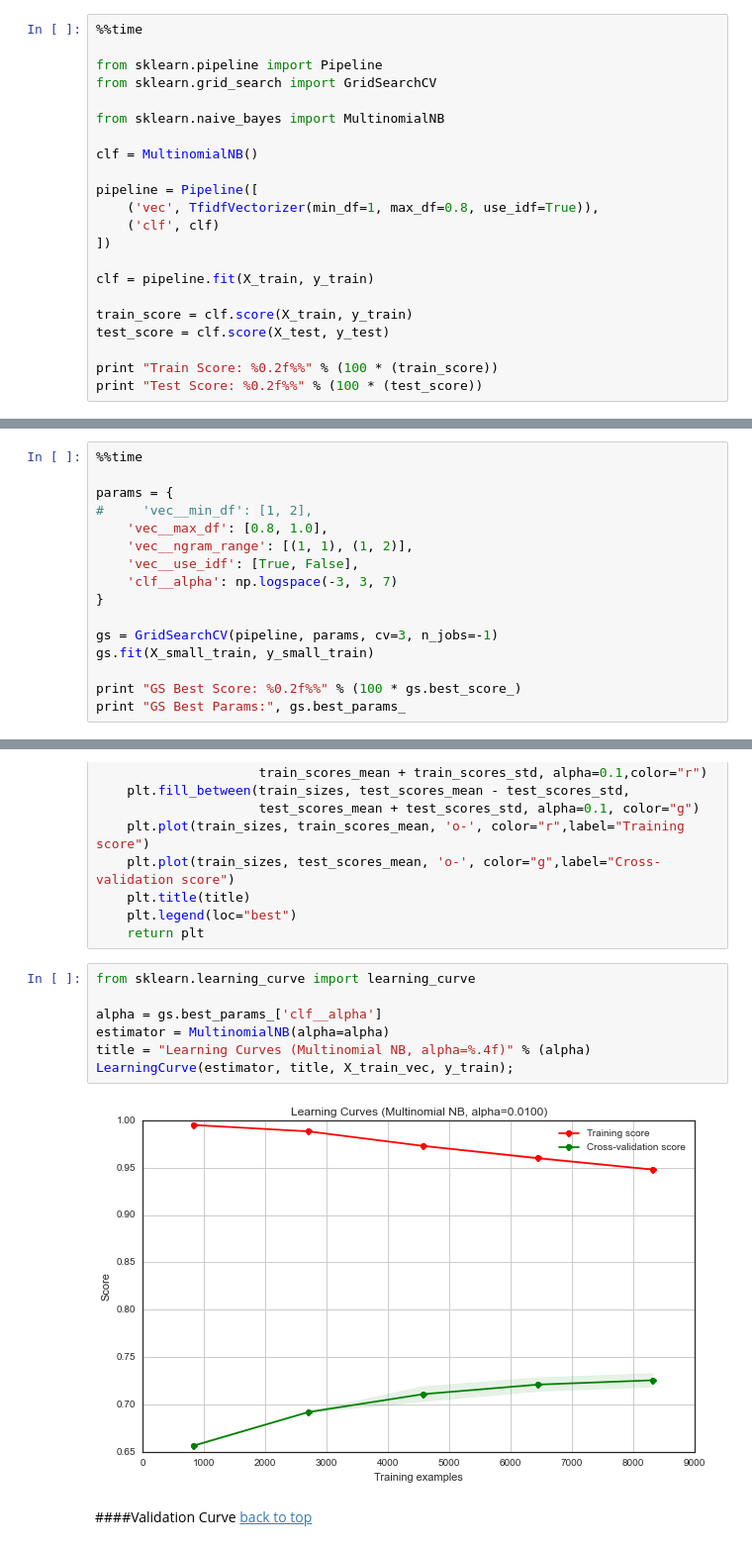
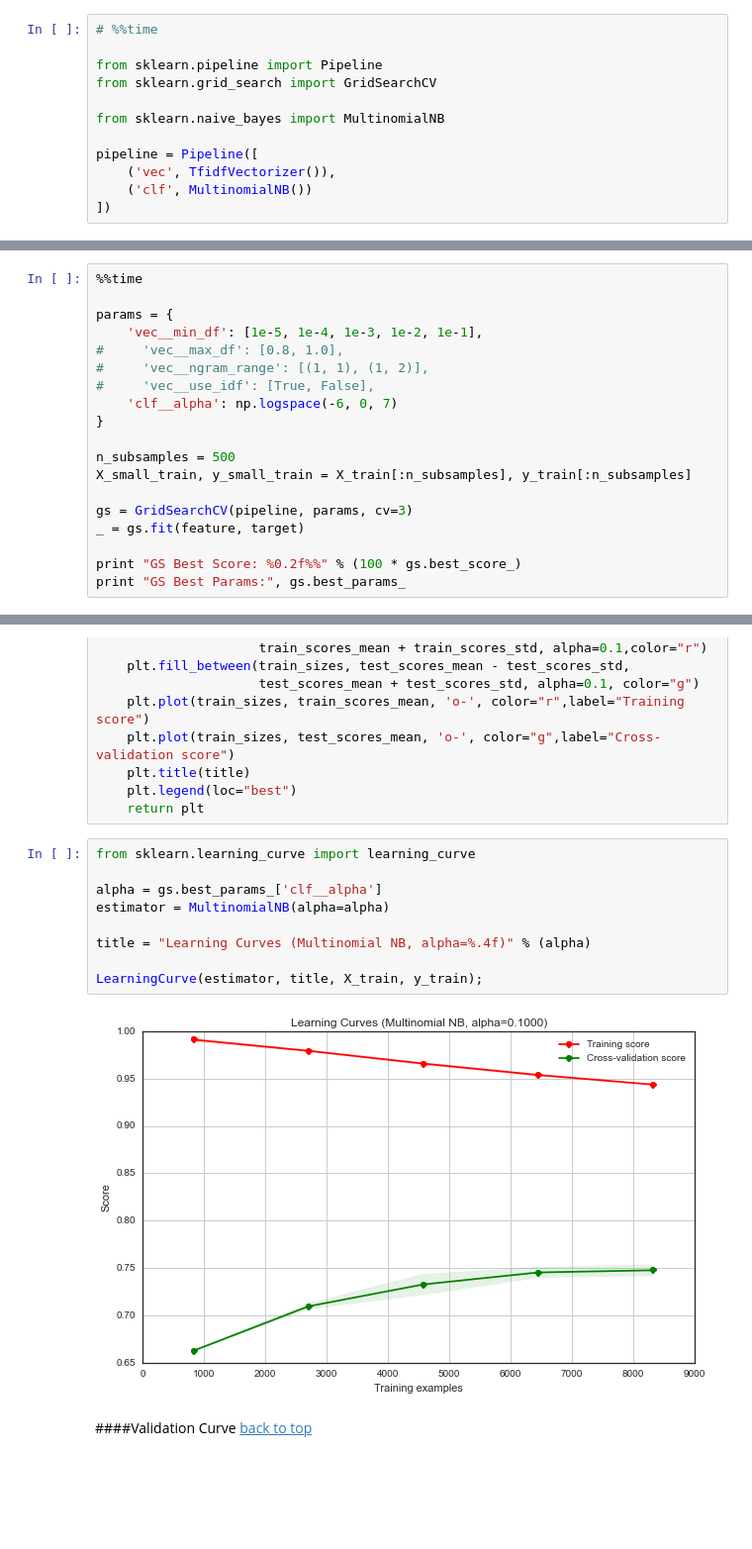
Before and after one commit to jthang/DataScienceLab, a Jupyter notebook: machine_learning/naive_bayes.ipynb, the cells around one changed output, grey strips where cells are left out. Shown at 99% size. Cells and saved outputs as stored; diff of their text form; blank space fills up the shorter version.

```diff
--- a/machine_learning/naive_bayes.ipynb
+++ b/machine_learning/naive_bayes.ipynb
@@ -142,24 +172,14 @@ _ = plt.legend(loc='upper left')
 ###Choose Estimator
 [back to top](#contents)
 # %%
-%%time
+# %%time
 
 from sklearn.pipeline import Pipeline
 from sklearn.grid_search import GridSearchCV
 
 from sklearn.naive_bayes import MultinomialNB
 
-clf = MultinomialNB()
-
 pipeline = Pipeline([
-    ('vec', TfidfVectorizer(min_df=1, max_df=0.8, use_idf=True)),
-    ('clf', clf)
+    ('vec', TfidfVectorizer()),
+    ('clf', MultinomialNB())
 ])
-
-clf = pipeline.fit(X_train, y_train)
-
-train_score = clf.score(X_train, y_train)
-test_score = clf.score(X_test, y_test)
-
-print "Train Score: %0.2f%%" % (100 * (train_score))
-print "Test Score: %0.2f%%" % (100 * (test_score))
@@ -241,15 +228,18 @@ vectorizer.get_params()
 %%time
 
 params = {
-#     'vec__min_df': [1, 2],
-    'vec__max_df': [0.8, 1.0],
-    'vec__ngram_range': [(1, 1), (1, 2)],
-    'vec__use_idf': [True, False],
-    'clf__alpha': np.logspace(-3, 3, 7)
+    'vec__min_df': [1e-5, 1e-4, 1e-3, 1e-2, 1e-1],
+#     'vec__max_df': [0.8, 1.0],
+#     'vec__ngram_range': [(1, 1), (1, 2)],
+#     'vec__use_idf': [True, False],
+    'clf__alpha': np.logspace(-6, 0, 7)
 }
 
-gs = GridSearchCV(pipeline, params, cv=3, n_jobs=-1)
-gs.fit(X_small_train, y_small_train)
+n_subsamples = 500
+X_small_train, y_small_train = X_train[:n_subsamples], y_train[:n_subsamples]
+
+gs = GridSearchCV(pipeline, params, cv=3)
+_ = gs.fit(feature, target)
 
 print "GS Best Score: %0.2f%%" % (100 * gs.best_score_)
 print "GS Best Params:", gs.best_params_
@@ -291,12 +281,14 @@ def LearningCurve(model, title, X, y):
 # %%
 from sklearn.learning_curve import learning_curve
 
 alpha = gs.best_params_['clf__alpha']
 estimator = MultinomialNB(alpha=alpha)
+
 title = "Learning Curves (Multinomial NB, alpha=%.4f)" % (alpha)
-LearningCurve(estimator, title, X_train_vec, y_train);
+
+LearningCurve(estimator, title, X_train, y_train);
 # %% [output]
-[figure, old version]
+[figure, new version]
 # %% [markdown]
 ####Validation Curve
 [back to top](#contents)
```
Also changed, not shown: parts of 29 cells of this notebook.
